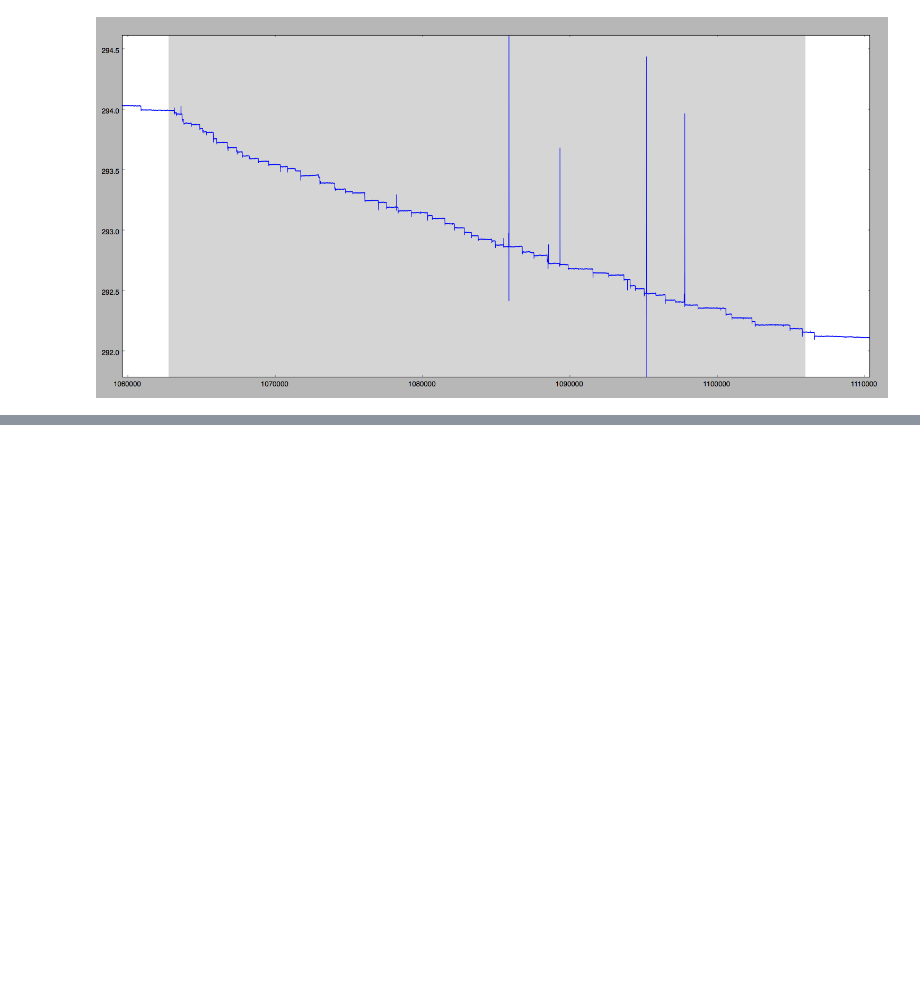
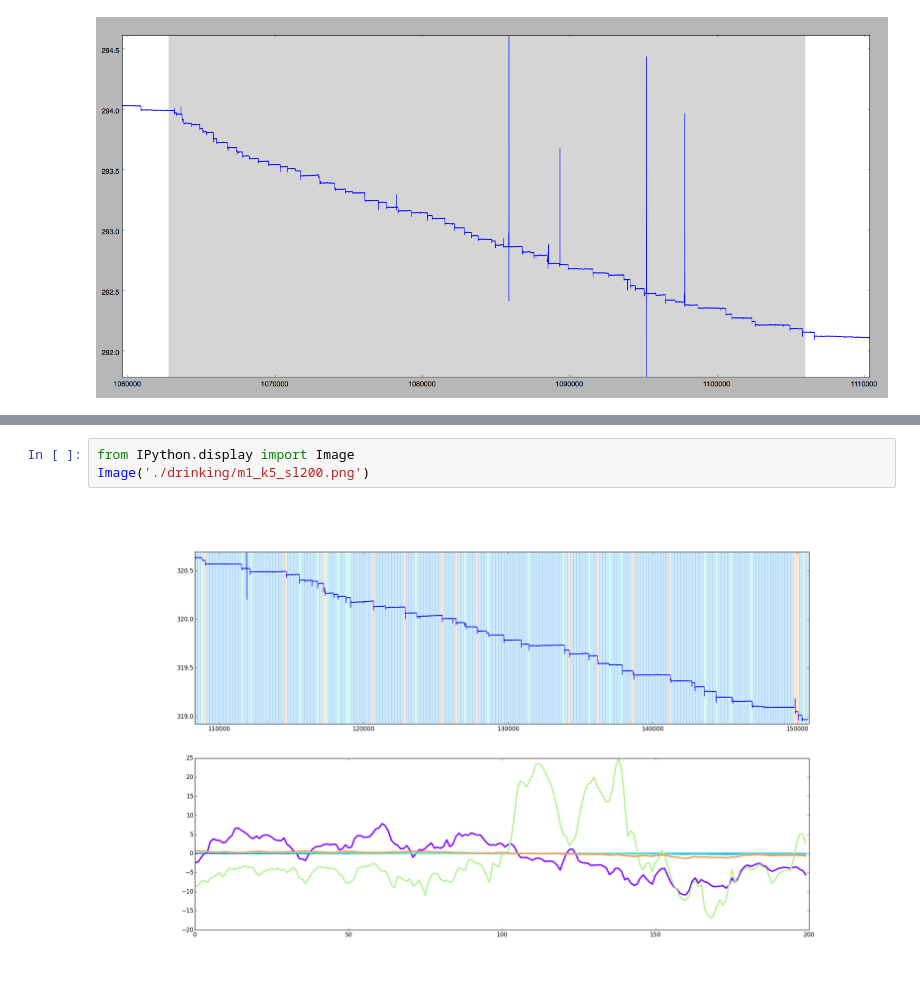
Before and after one commit to wdwvt1/bcp, a Jupyter notebook: ipynbs/drinking.ipynb, the cells around one changed output, grey strips where cells are left out. Drawn from its saved outputs; the diff is of its cells as text; blank space fills up the shorter version.

```diff
--- a/ipynbs/drinking.ipynb
+++ b/ipynbs/drinking.ipynb
@@ -46,0 +48,5 @@ Initial attempts were made with signal length of 100. These signals did not seem
+# %%
+from IPython.display import Image
+Image('./drinking/m1_k5_sl200.png')
+# %% [output]
+[figure, added]
```
Also changed, not shown: parts of 5 cells of this notebook, 4 other files.
